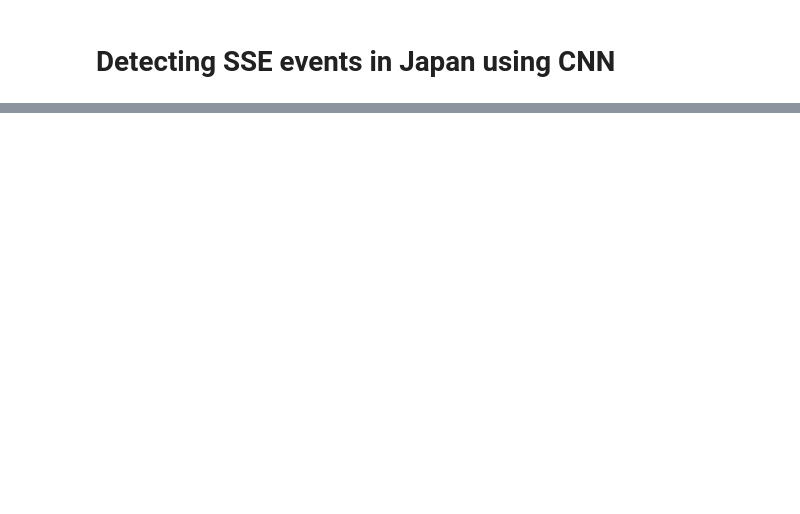
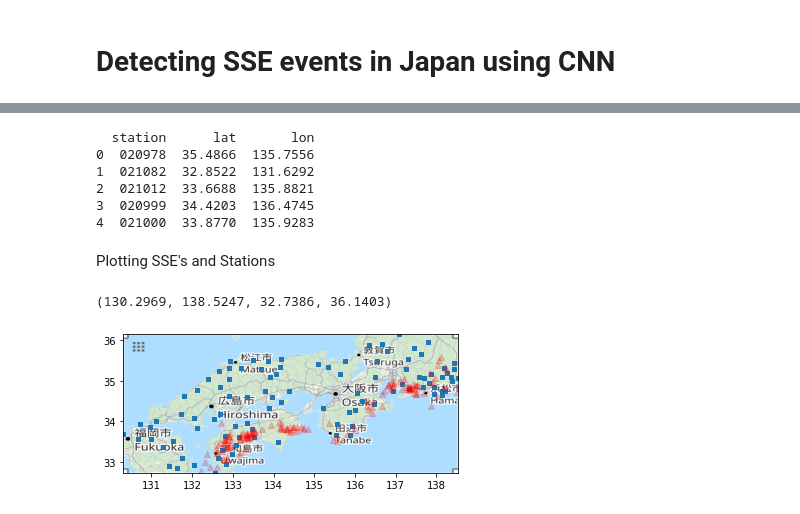
Before and after one commit to HaxbyH/JapanSSEs, a Jupyter notebook: japan-notebook.ipynb, the cells around one changed output, grey strips where cells are left out. Saved outputs shown, nothing was run; the diff lists cells and outputs as text; code cells hidden in the pictures; blank space fills up the shorter version.

```diff
--- a/japan-notebook.ipynb
+++ b/japan-notebook.ipynb
@@ -94,0 +127,41 @@ print(GNSSdata[3].tail())
+# %%
+# station location is taken from 2019-01-01 and rounded to 4dp
+stationarray = np.empty((0,3))
+for i in range(0, len(revl_files)):
+    opened_file = open(revl_files_paths[i])
+    content = opened_file.readlines()
+    line = content[20]
+    line = line.split()
+    lat = round(float(line[7]), 4)
+    lon = round(float(line[8]), 4)
+    stationarray = np.append(stationarray, np.array([[revl_files[i], lat, lon]]), axis=0)
+
+stations_cord_df = pd.DataFrame(stationarray, columns=["station", "lat", "lon"])
+stations_cord_df["lat"] = stations_cord_df["lat"].astype(float)
+stations_cord_df["lon"] = stations_cord_df["lon"].astype(float)
+
+print(stations_cord_df.head())
+# %% [output]
+  station      lat       lon
+0  020978  35.4866  135.7556
+1  021082  32.8522  131.6292
+2  021012  33.6688  135.8821
+3  020999  34.4203  136.4745
+4  021000  33.8770  135.9283
+# %% [markdown]
+Plotting SSE's and Stations
+# %%
+BBox = ((stations_cord_df.lon.min(),   stations_cord_df.lon.max(),
+         stations_cord_df.lat.min(), stations_cord_df.lat.max()))
+print(BBox)
+# %% [output]
+(130.2969, 138.5247, 32.7386, 36.1403)
+# %%
+ruh_m = plt.imread('./japansection.png')
+plt.scatter(stations_cord_df.lon, stations_cord_df.lat, zorder=1, marker='s', s=10)
+plt.scatter(sortedSSE.lon, sortedSSE.lat, alpha=0.2, color='red', marker='^')
+plt.xlim(BBox[0],BBox[1])
+plt.ylim(BBox[2],BBox[3])
+plt.imshow(ruh_m, zorder=0, extent = BBox, aspect= 'equal');
+# %% [output]
+[figure, added]
```
Also changed, not shown: parts of 18 cells of this notebook.
